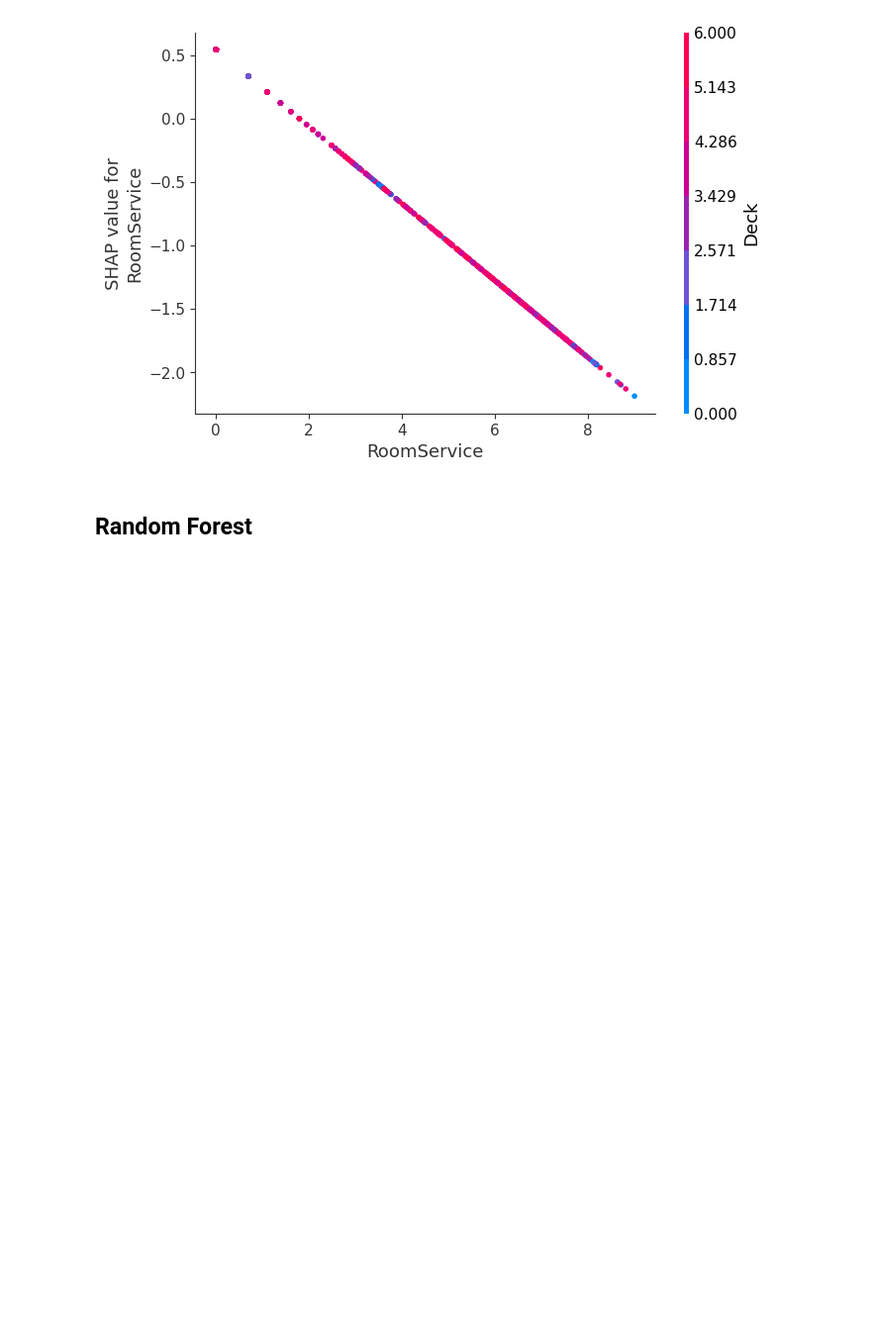
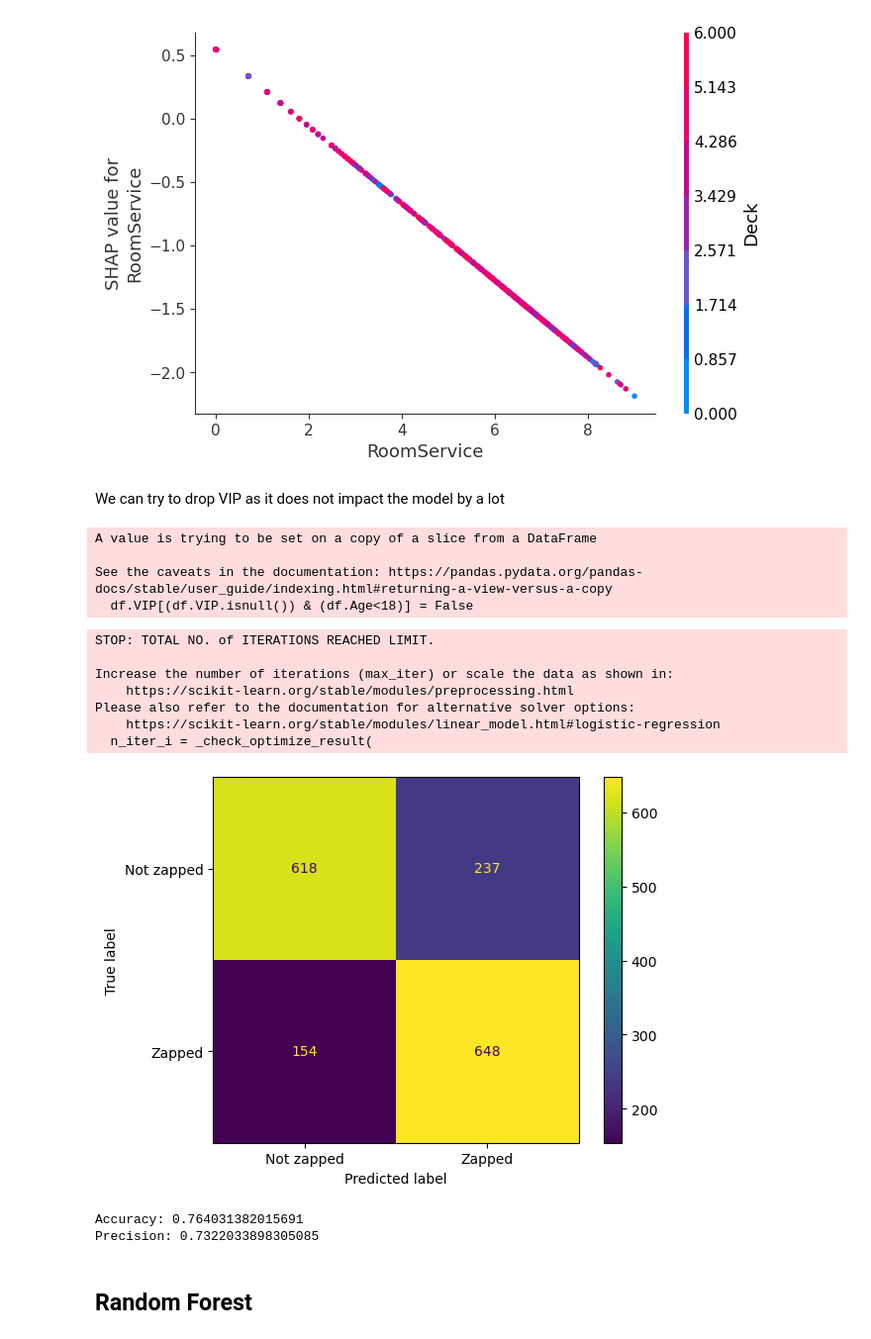
Before and after one commit to johawahn/spaceship_titanic, a Jupyter notebook: TestingModels.ipynb, the cells around one changed output. Shown: that part at 99% size. Cells and saved outputs as stored; diff of their text form; code cells hidden in the pictures; blank space fills up the shorter version.

```diff
--- a/TestingModels.ipynb
+++ b/TestingModels.ipynb
@@ -117,5 +121,35 @@ shap.dependence_plot("RoomService", shap_values, X_test)
 # %% [output]
 [figure]
 [figure]
+# %% [markdown]
+We can try to drop VIP as it does not impact the model by a lot
+# %%
+X,y = input_transform(df_og, no_nans=True, drop_cols=['VIP'])
+X_train, X_test, y_train, y_test = train_test_split(X,y, test_size=0.2)
+# %% [output]
+A value is trying to be set on a copy of a slice from a DataFrame
+
+See the caveats in the documentation: https://pandas.pydata.org/pandas-docs/stable/user_guide/indexing.html#returning-a-view-versus-a-copy
+  df.VIP[(df.VIP.isnull()) & (df.Age<18)] = False
+# %%
+clf = LogisticRegression(random_state=0).fit(X_train,y_train)
+preds = clf.predict(X_test)
+cmatrix = cm(y_test,preds)
+ConfusionMatrixDisplay(cmatrix, display_labels = ['Not zapped', 'Zapped']).plot()
+plt.show()
+
+print(f'Accuracy: {accuracy_score(y_test, preds)}')
+print(f'Precision: {precision_score(y_test,preds)}')
+# %% [output]
+STOP: TOTAL NO. of ITERATIONS REACHED LIMIT.
+
+Increase the number of iterations (max_iter) or scale the data as shown in:
+    https://scikit-learn.org/stable/modules/preprocessing.html
+Please also refer to the documentation for alternative solver options:
+    https://scikit-learn.org/stable/modules/linear_model.html#logistic-regression
+  n_iter_i = _check_optimize_result(
+[figure, added]
+Accuracy: 0.764031382015691
+Precision: 0.7322033898305085
 # %% [markdown]
 ## Random Forest
```
Also changed, not shown: parts of 11 cells of this notebook.
